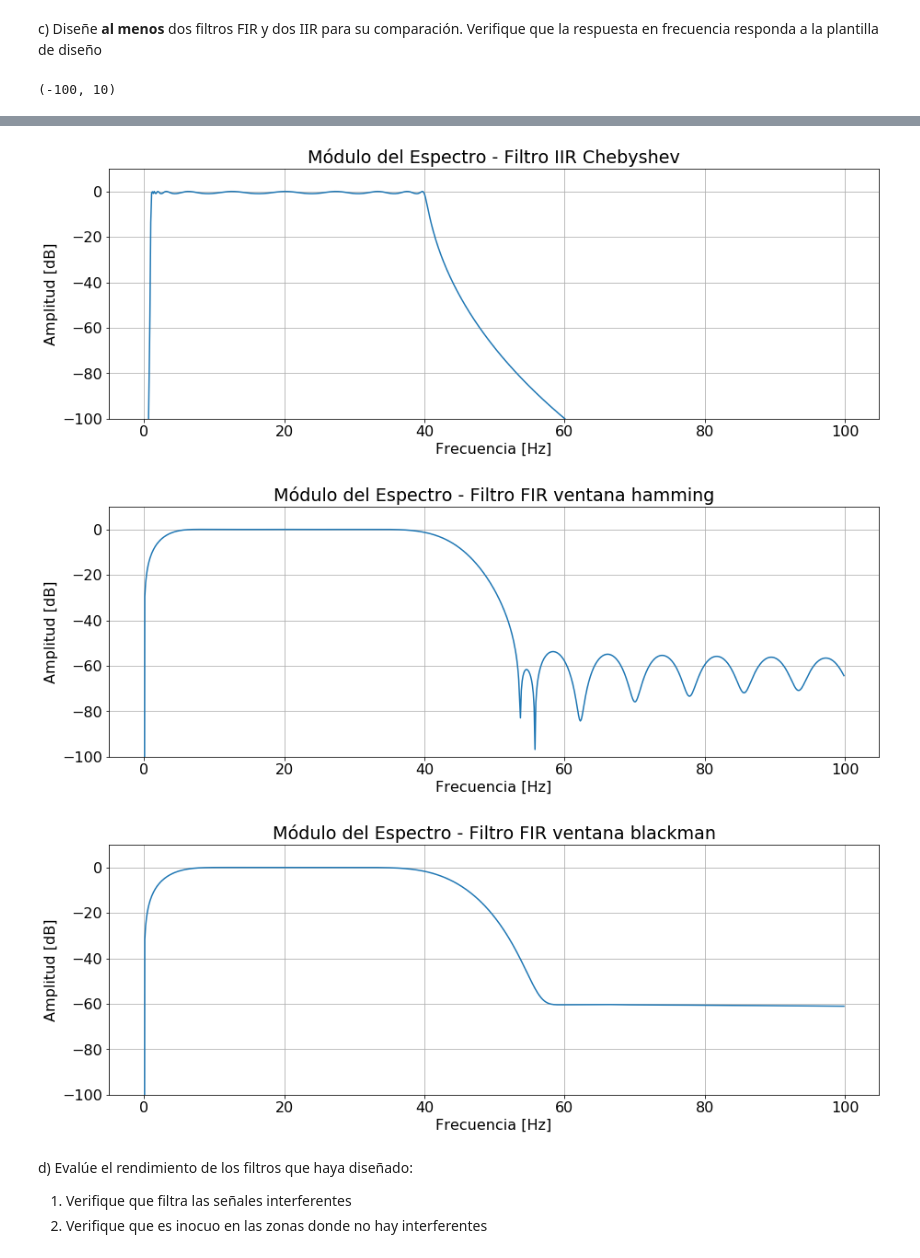
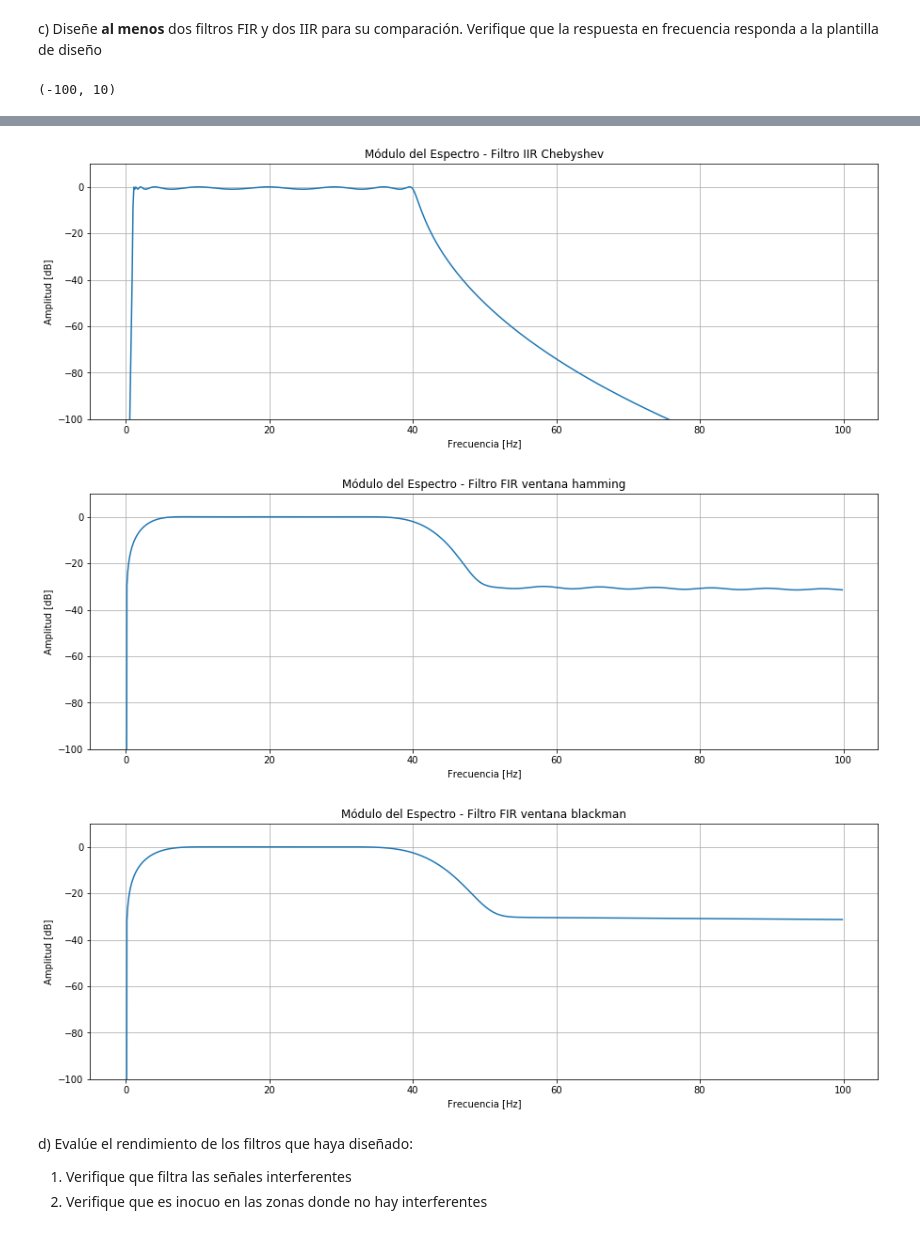
Before and after one commit to Sidorczuk/DSP, a Jupyter notebook: TP4-Filtrado.ipynb, the cells around one changed output, grey strips where cells are left out. Saved outputs shown, nothing was run; the diff lists cells and outputs as text; code cells hidden in the pictures.

```diff
--- a/TP4-Filtrado.ipynb
+++ b/TP4-Filtrado.ipynb
@@ -229,21 +229,21 @@ rad2f = fny/np.pi
 fs0 = 0.1 # fin de la banda de detenida 0
 fc0 = 1 # comienzo de la banda de paso
 fc1 = 40 # fin de la banda de paso
-fs1 = 48# comienzo de la banda de detenida 1
+fs1 = 45# comienzo de la banda de detenida 1
 paso = np.array([fc0,fc1]) / fny
 stop = np.array([fs0,fs1]) / fny
 puntos = 4096
 fac = puntos/2
 
 ############  Filtro IIR  Butterworth ####################
-sosB = sig.iirdesign(paso,stop,1,60,ftype='butter',output='sos')
+sosB = sig.iirdesign(paso,stop,1,30,ftype='butter',output='sos')
 w1,h1 = sig.sosfreqz(sosB,puntos)
 h1[0] = h1[4095]
 myf.PrintModule(w1*rad2f,h1*fac,0,puntos/5,15,5,'Filtro IIR Butterworth','plot','log')
 plt.ylim(-100,10)
 
 ############  Filtro IIR  Chebyshev ####################
-sosCh = sig.iirdesign(paso,stop,1,60,ftype='cheby1',output='sos')
+sosCh = sig.iirdesign(paso,stop,1,30,ftype='cheby1',output='sos')
 w2,h2 = sig.sosfreqz(sosCh,puntos)
 h2[0] = h2[4095]
 myf.PrintModule(w2*rad2f,h2*fac,0,puntos/5,15,5,'Filtro IIR Chebyshev','plot','log')
@@ -251,7 +251,7 @@ plt.ylim(-100,10)
 
 ################   FIR   ##############################
 freq = np.array([0,fs0,fc0,fc1,fs1,fny])/fny
-gain = np.array([0,0.001,1,1,0.001,0])
+gain = np.array([0,0.031,1,1,0.031,0])
 numtaps = 256
 ############## FIR ventana hamming ######################
 FIRcoefHam = sig.firwin2(numtaps+1, freq, gain, window='hamming', antisymmetric=True)
@@ -269,6 +269,6 @@ plt.ylim(-100,10)
-[figure, old version]
+[figure, new version]
-[figure, old version]
+[figure, new version]
-[figure, old version]
+[figure, new version]
 # %% [markdown]
 d) Evalúe el rendimiento de los filtros que haya diseñado:
 
```
Also changed, not shown: parts of 15 cells of this notebook.
